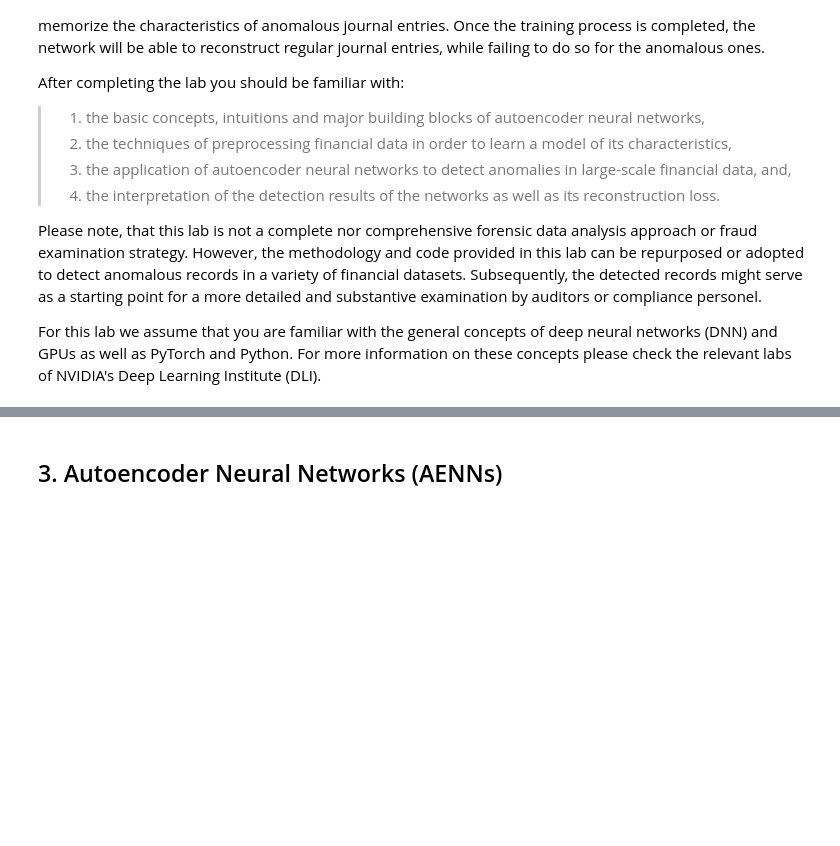
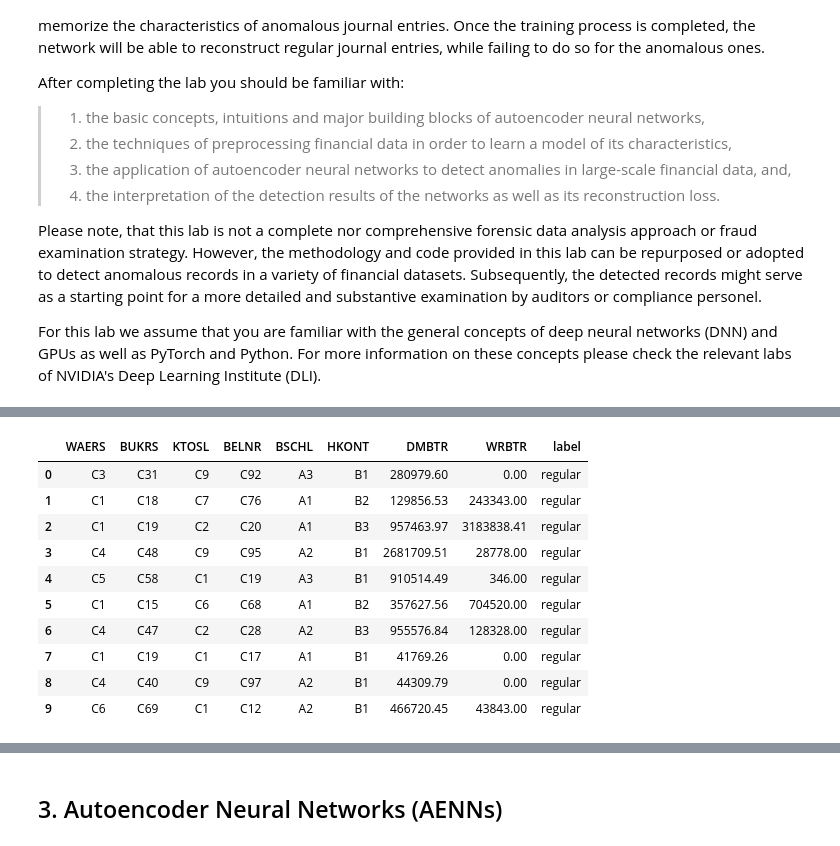
Before and after one commit to GitiHubi/deepAI, a Jupyter notebook: GTC_2018_Lab.ipynb, the cells around one changed output, grey strips where cells are left out. Cells and saved outputs as stored; diff of their text form; code cells hidden in the pictures; blank space fills up the shorter version.

```diff
--- a/GTC_2018_Lab.ipynb
+++ b/GTC_2018_Lab.ipynb
@@ -127,0 +155,15 @@ For this lab we assume that you are familiar with the general concepts of deep n
+# %%
+# inspect top rows of dataset
+ori_dataset.head(10)
+# %% [output]
+|  | WAERS | BUKRS | KTOSL | BELNR | BSCHL | HKONT | DMBTR | WRBTR | label |
+| 0 | C3 | C31 | C9 | C92 | A3 | B1 | 280979.60 | 0.00 | regular |
+| 1 | C1 | C18 | C7 | C76 | A1 | B2 | 129856.53 | 243343.00 | regular |
+| 2 | C1 | C19 | C2 | C20 | A1 | B3 | 957463.97 | 3183838.41 | regular |
+| 3 | C4 | C48 | C9 | C95 | A2 | B1 | 2681709.51 | 28778.00 | regular |
+| 4 | C5 | C58 | C1 | C19 | A3 | B1 | 910514.49 | 346.00 | regular |
+| 5 | C1 | C15 | C6 | C68 | A1 | B2 | 357627.56 | 704520.00 | regular |
+| 6 | C4 | C47 | C2 | C28 | A2 | B3 | 955576.84 | 128328.00 | regular |
+| 7 | C1 | C19 | C1 | C17 | A1 | B1 | 41769.26 | 0.00 | regular |
+| 8 | C4 | C40 | C9 | C97 | A2 | B1 | 44309.79 | 0.00 | regular |
+| 9 | C6 | C69 | C1 | C12 | A2 | B1 | 466720.45 | 43843.00 | regular |
```
Also changed, not shown: parts of 100 cells of this notebook.
